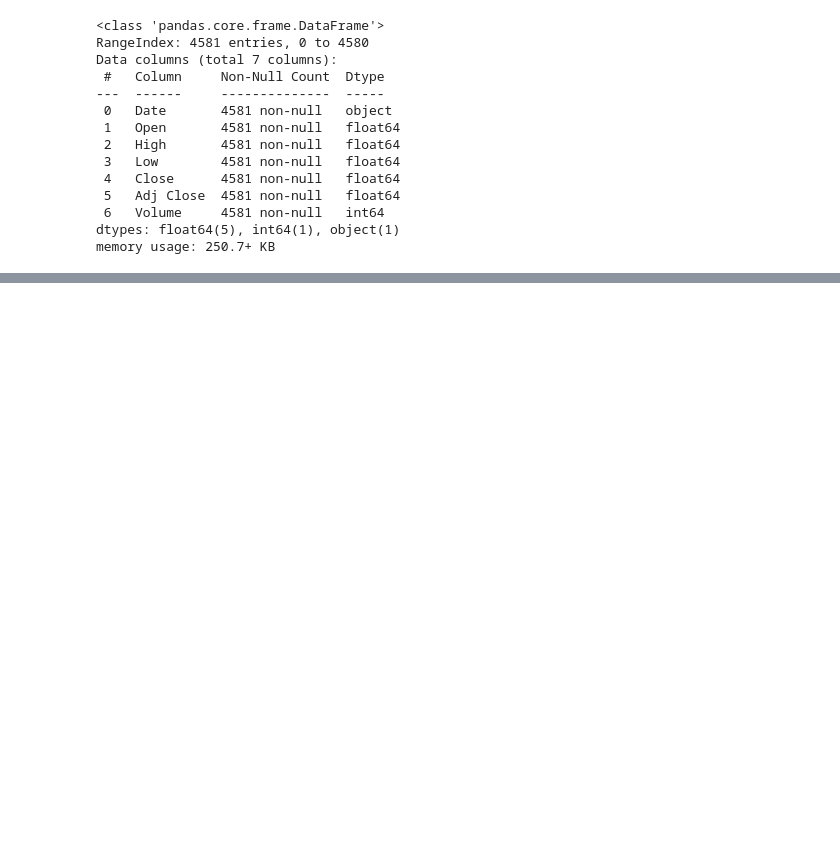
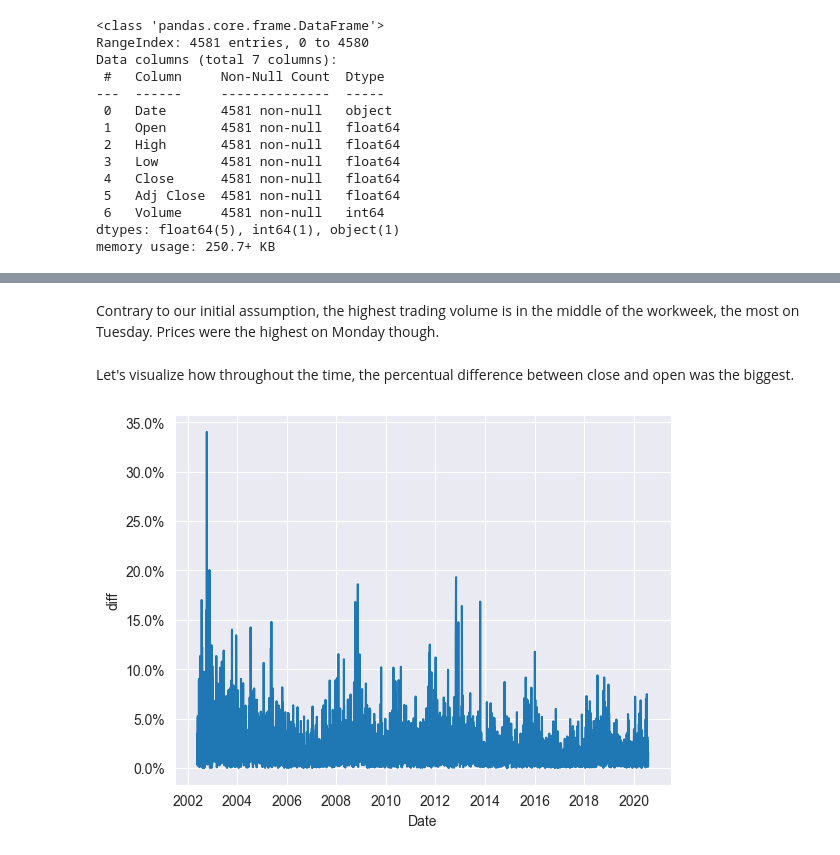
Before and after one commit to MartinH2k3/IAUProject, a Jupyter notebook: forecastM.ipynb, the cells around one changed output, grey strips where cells are left out. Saved outputs shown, nothing was run; the diff lists cells and outputs as text; code cells hidden in the pictures; blank space fills up the shorter version.

```diff
--- a/forecastM.ipynb
+++ b/forecastM.ipynb
@@ -66,0 +134,11 @@ memory usage: 250.7+ KB
+# %% [markdown]
+Contrary to our initial assumption, the highest trading volume is in the middle of the workweek, the most on Tuesday. Prices were the highest on Monday though.
+# %% [markdown]
+Let's visualize how throughout the time, the percentual difference between close and open was the biggest.
+# %%
+nflx_stock["diff"] = ((nflx_stock["Close"] - nflx_stock["Open"]) / nflx_stock["Open"]).abs()
+sns.lineplot(data=nflx_stock, x=nflx_stock["Date"], y=nflx_stock["diff"])
+plt.gca().yaxis.set_major_formatter(mtick.PercentFormatter(xmax=1))
+plt.show()
+# %% [output]
+[figure, added]
```
Also changed, not shown: parts of 49 cells of this notebook.
